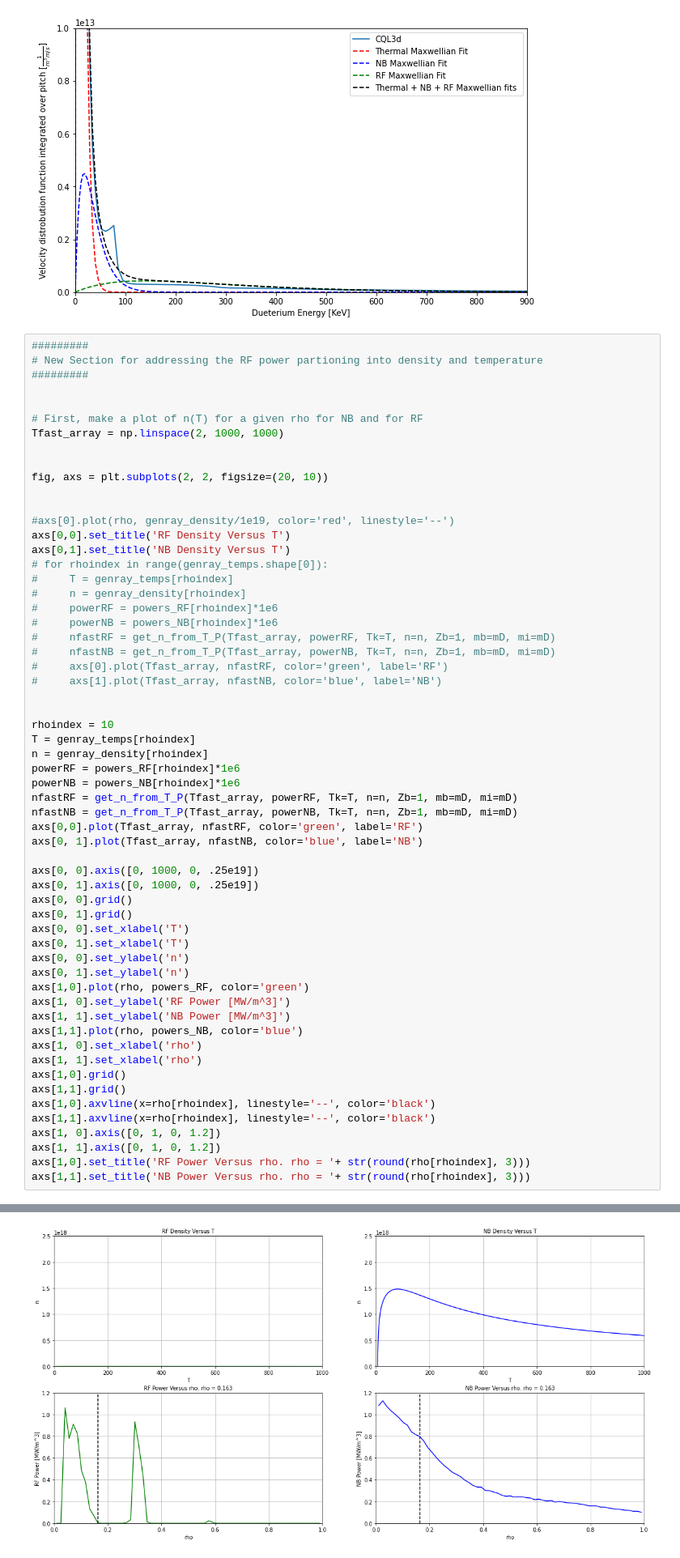
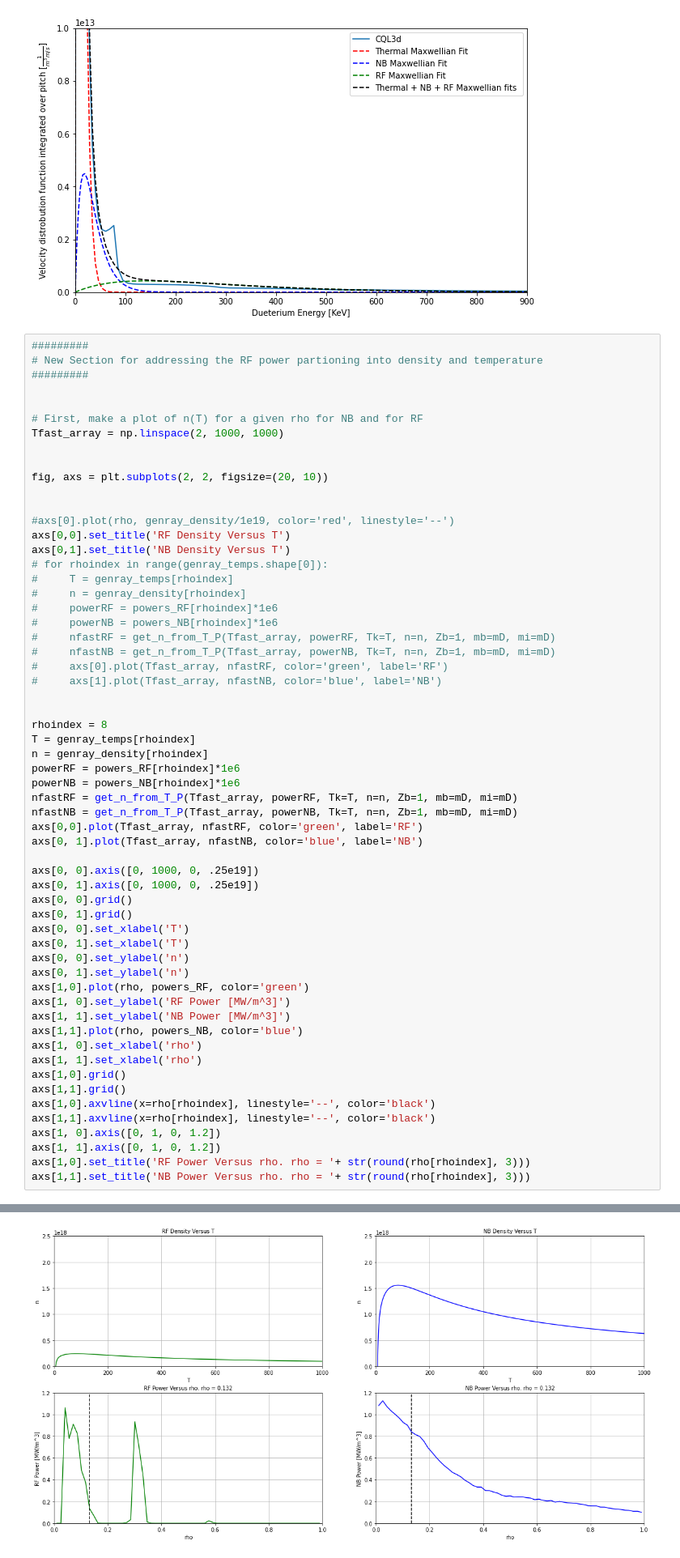
Before and after one commit to vandelij/genray_cql3d_plots, a Jupyter notebook: shots/147634/scan_beam_and_RF/beam_5_RF_testing/make_distrobution.ipynb, the cells around one changed output, grey strips where cells are left out. Shown at 81% size. Drawn from its saved outputs; the diff is of its cells as text.

```diff
--- a/shots/147634/scan_beam_and_RF/beam_5_RF_testing/make_distrobution.ipynb
+++ b/shots/147634/scan_beam_and_RF/beam_5_RF_testing/make_distrobution.ipynb
@@ -711,7 +711,7 @@ axs[0,1].set_title('NB Density Versus T')
 #     axs[1].plot(Tfast_array, nfastNB, color='blue', label='NB')
 
 
-rhoindex = 10
+rhoindex = 8
 T = genray_temps[rhoindex]
 n = genray_density[rhoindex]
 powerRF = powers_RF[rhoindex]*1e6
@@ -748,4 +748,4 @@ Text(0.5, 1.0, 'NB Power Versus rho. rho = 0.163')
-[figure, old version]
+[figure, new version]
 # %%
 # Call the curve fitting function
 #rhoindex = 2
```
Also changed, not shown: parts of 7 cells of this notebook, 3 other files.
